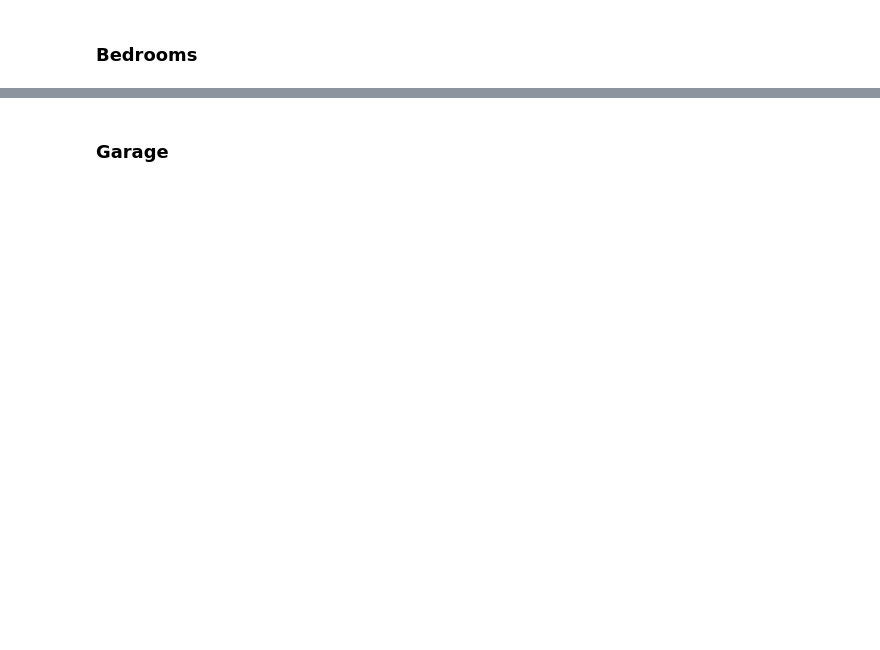
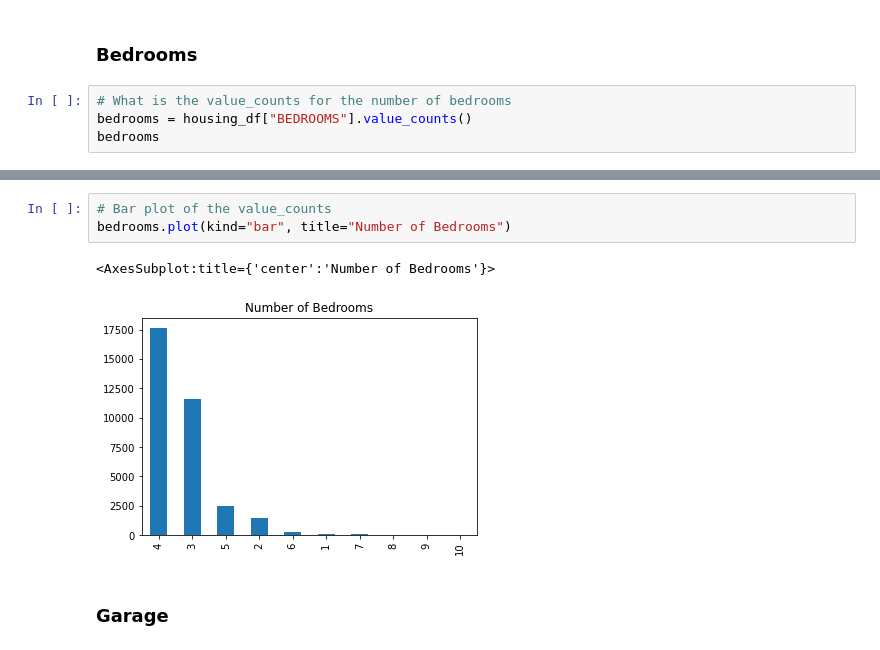
Before and after one commit to bradsmart1998/Project_4_Real_Estate_Regression, a Jupyter notebook: Untitled.ipynb, the cells around one changed output, grey strips where cells are left out. Saved outputs shown, nothing was run; the diff lists cells and outputs as text; blank space fills up the shorter version.

```diff
--- a/Untitled.ipynb
+++ b/Untitled.ipynb
@@ -101,2 +170,6 @@ dtype: int64
 # %% [markdown]
 ### Bedrooms
+# %%
+# What is the value_counts for the number of bedrooms
+bedrooms = housing_df["BEDROOMS"].value_counts()
+bedrooms
@@ -103,2 +188,8 @@ dtype: int64
+# %%
+# Bar plot of the value_counts
+bedrooms.plot(kind="bar", title="Number of Bedrooms")
+# %% [output]
+<AxesSubplot:title={'center':'Number of Bedrooms'}>
+[figure, added]
 # %% [markdown]
 ### Garage
```
Also changed, not shown: parts of 17 cells of this notebook.
